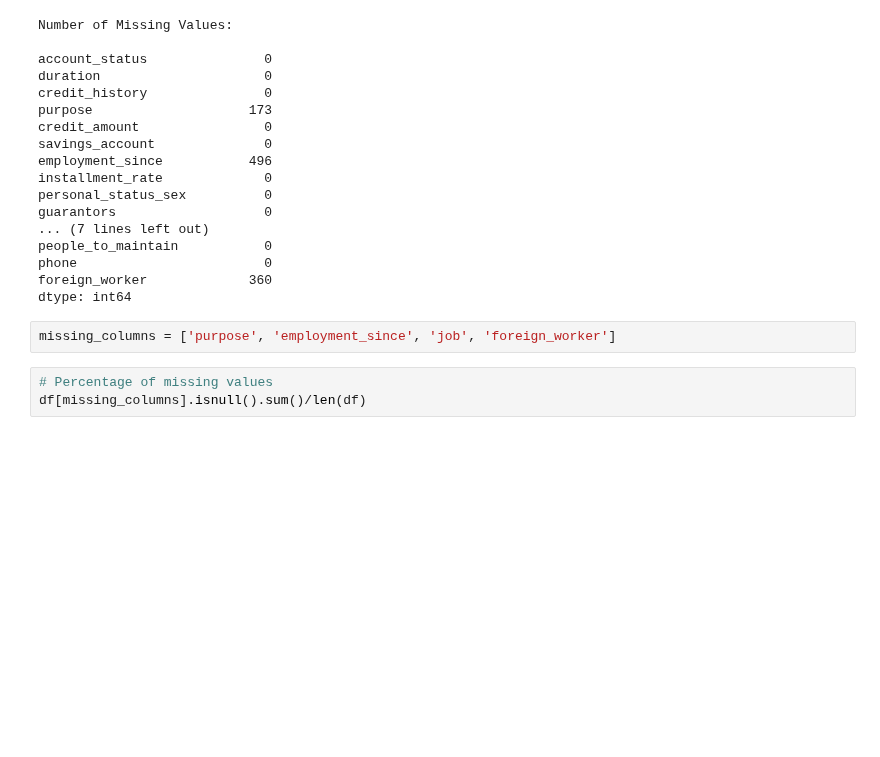
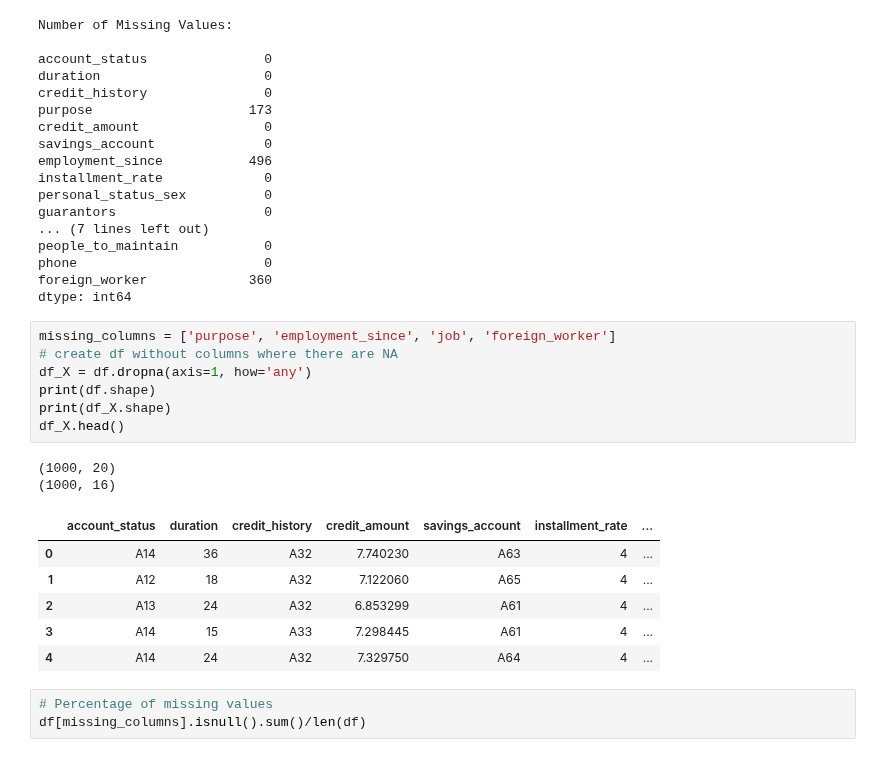
Before and after one commit to alyonavyshnevska/intelligent_data_analysis, a Jupyter notebook: Final_Project/FinalProject.ipynb, the cells around one changed output. Drawn from its saved outputs; the diff is of its cells as text; blank space fills up the shorter version.

```diff
--- a/Final_Project/FinalProject.ipynb
+++ b/Final_Project/FinalProject.ipynb
@@ -174,8 +174,22 @@ people_to_maintain           0
 phone                        0
 foreign_worker             360
 dtype: int64
-# %%
-missing_columns = ['purpose', 'employment_since', 'job', 'foreign_worker']
+# %%
+missing_columns = ['purpose', 'employment_since', 'job', 'foreign_worker']
+# create df without columns where there are NA
+df_X = df.dropna(axis=1, how='any')
+print(df.shape)
+print(df_X.shape)
+df_X.head()
+# %% [output]
+(1000, 20)
+(1000, 16)
+|  | account_status | duration | credit_history | credit_amount | savings_account | installment_rate | ... |
+| 0 | A14 | 36 | A32 | 7.740230 | A63 | 4 | ... |
+| 1 | A12 | 18 | A32 | 7.122060 | A65 | 4 | ... |
+| 2 | A13 | 24 | A32 | 6.853299 | A61 | 4 | ... |
+| 3 | A14 | 15 | A33 | 7.298445 | A61 | 4 | ... |
+| 4 | A14 | 24 | A32 | 7.329750 | A64 | 4 | ... |
 # %%
 # Percentage of missing values
 df[missing_columns].isnull().sum()/len(df)
```
Also changed, not shown: parts of 27 cells of this notebook.
